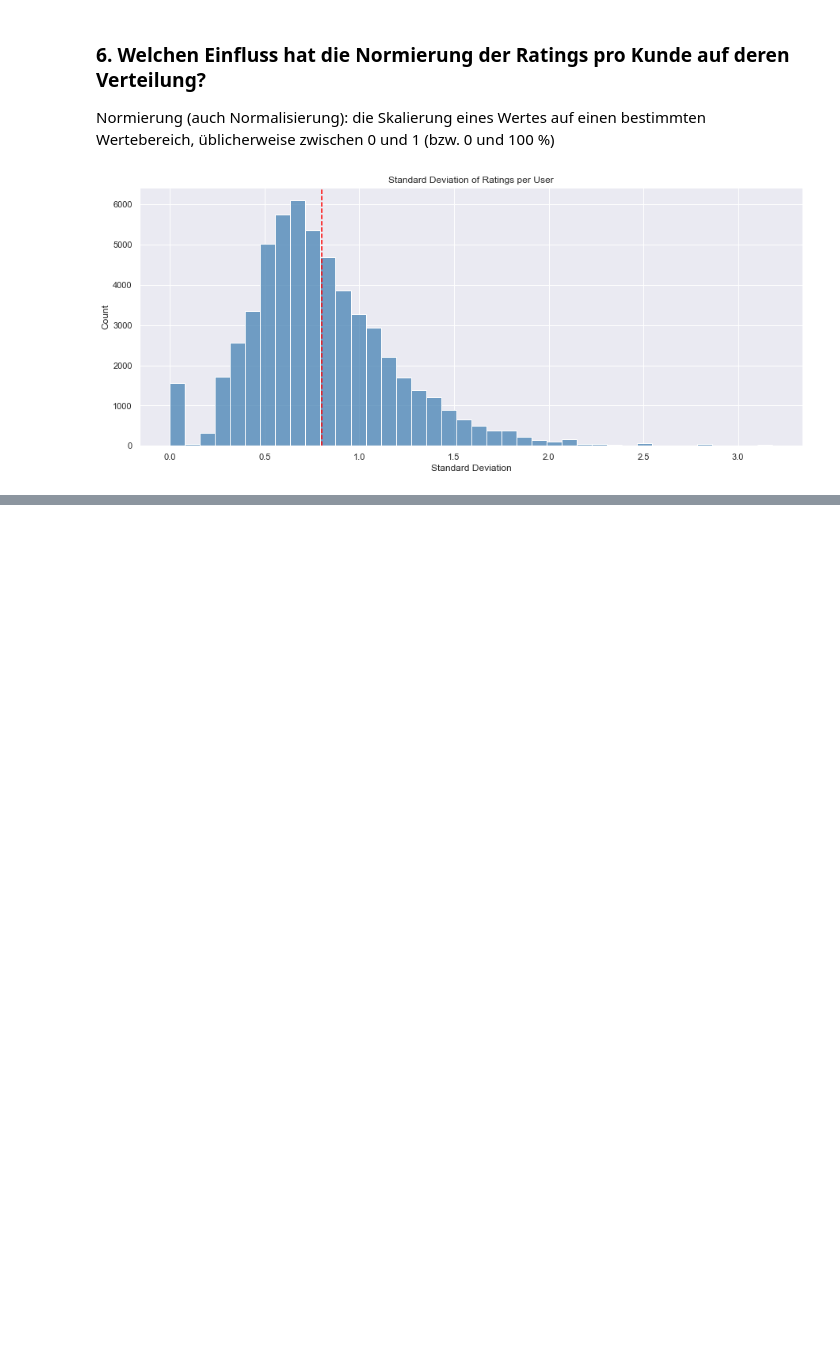
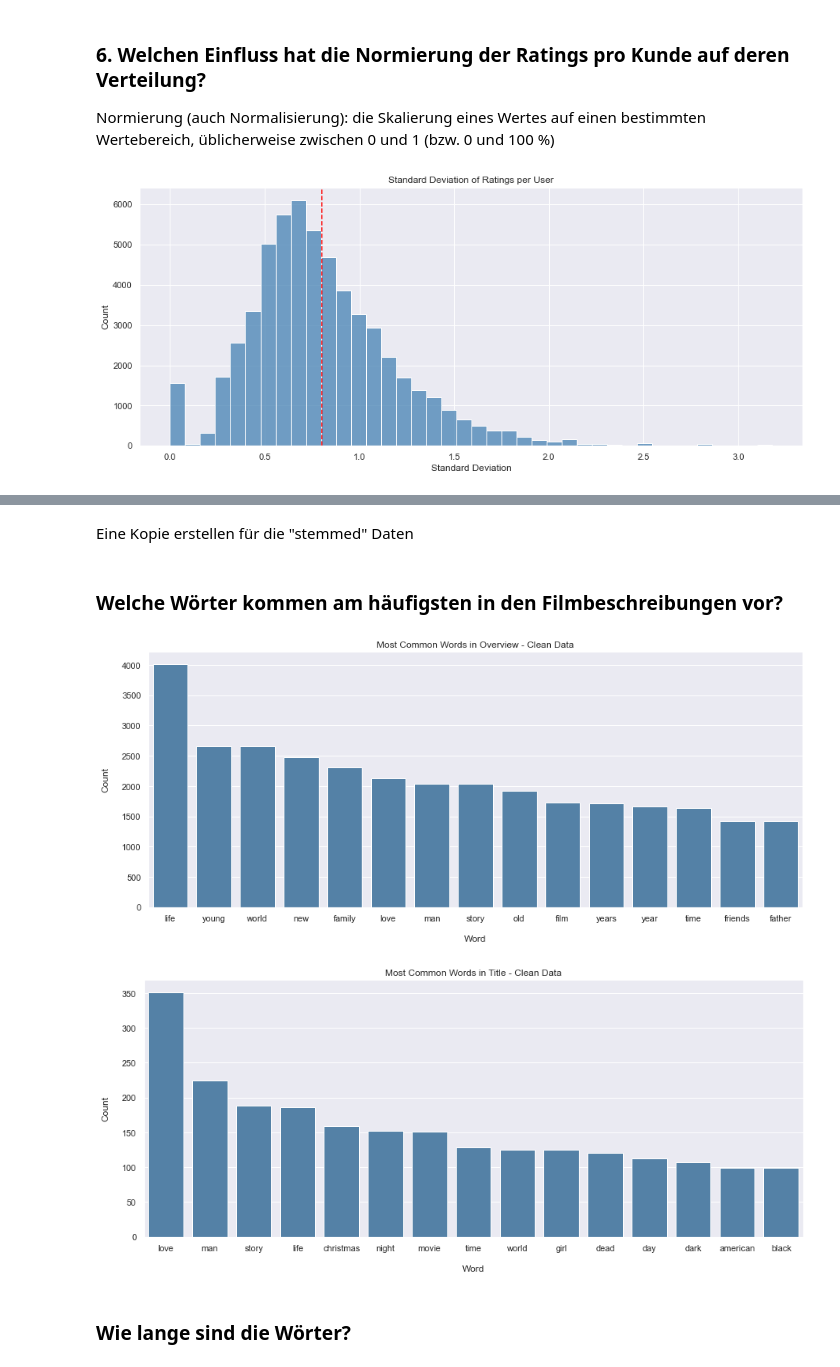
Before and after one commit to Luuzemp14/Cds1_Tinder-4-Movies, a Jupyter notebook: eda.ipynb, the cells around one changed output, grey strips where cells are left out. Saved outputs shown, nothing was run; the diff lists cells and outputs as text; code cells hidden in the pictures; blank space fills up the shorter version.

Commit message:
added word plots to eda

```diff
--- a/eda.ipynb
+++ b/eda.ipynb
@@ -259,0 +271,4 @@ plt.show()
+# %%
+df_movies_clean = pd.read_csv("movies_clean.csv")
+# %% [markdown]
+Eine Kopie erstellen für die "stemmed" Daten
@@ -259,0 +277,30 @@ plt.show()
+# %% [markdown]
+### Welche Wörter kommen am häufigsten in den Filmbeschreibungen vor?
+# %%
+from sklearn.feature_extraction.text import CountVectorizer
+import numpy as np
+
+def count_words(data, data_type):
+
+    count_vectorizer = CountVectorizer(stop_words="english", analyzer = "word", ngram_range=(1, 2))
+
+    word_count_matrix = count_vectorizer.fit_transform(data)
+    word_array = count_vectorizer.get_feature_names_out()
+
+    top_10_words = [word_array[i] for i in np.argsort(word_count_matrix.sum(axis=0)).tolist()[0][::-1][:15]]
+    top_10_words_count = np.sort(word_count_matrix.sum(axis=0)).tolist()[0][::-1][:15]
+
+    ax = sns.barplot(x = top_10_words, y = top_10_words_count, color = "steelblue")
+    ax.set(xlabel = "\nWord", ylabel = "Count\n", title = "Most Common Words in {}".format(data_type))
+    plt.show()
+# %%
+count_words(df_movies_clean["overview"], "Overview - Clean Data")
+count_words(df_movies_clean["title"], "Title - Clean Data")
+
+#count_words(df_movies_stemmed["overview"], "Overview - Stemmed Data")
+#count_words(df_movies_stemmed["title"], "Title - Stemmed Data")
+# %% [output]
+[figure, added]
+[figure, added]
+# %% [markdown]
+### Wie lange sind die Wörter?
```
Also changed, not shown: parts of 13 cells of this notebook.
